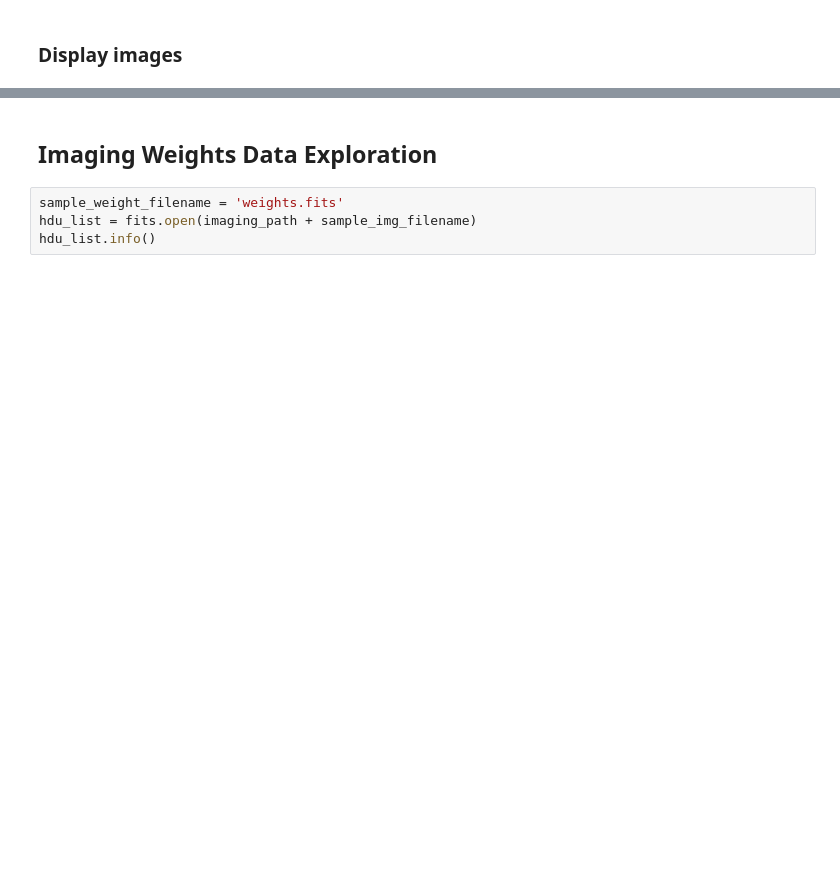
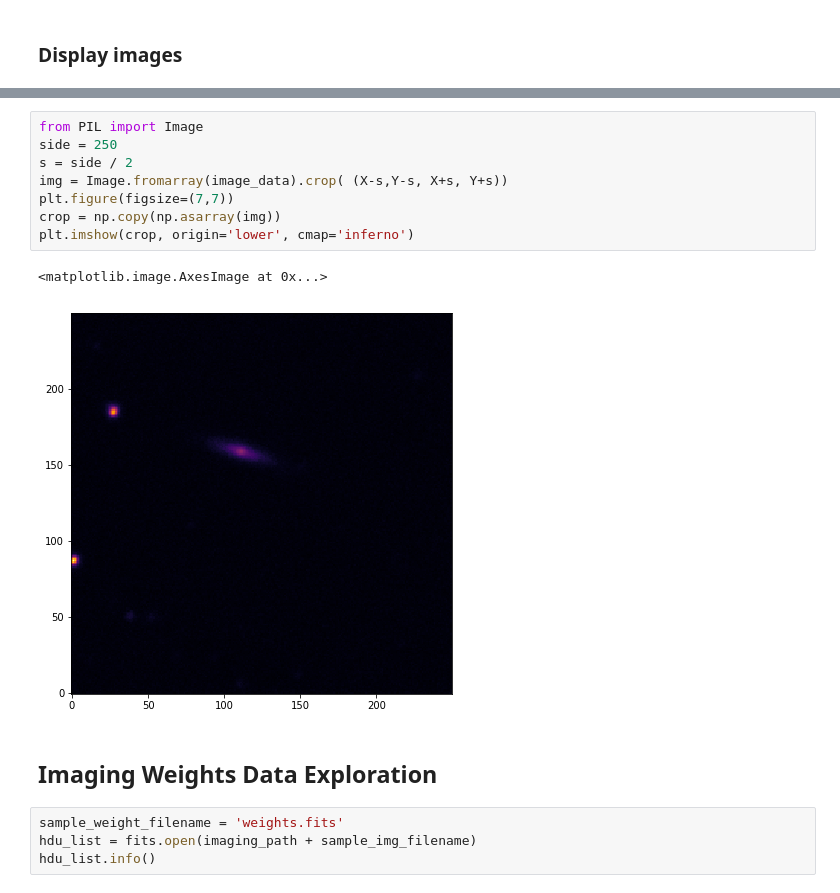
Before and after one commit to diegoalejogm/transient-recognition-lsst, a Jupyter notebook: PESSTO Exploration.ipynb, the cells around one changed output, grey strips where cells are left out. Drawn from its saved outputs; the diff is of its cells as text; blank space fills up the shorter version.

```diff
--- a/PESSTO Exploration.ipynb
+++ b/PESSTO Exploration.ipynb
@@ -156,3 +158,14 @@ plt.colorbar()
+# %%
+from PIL import Image
+side = 250
+s = side / 2
+img = Image.fromarray(image_data).crop( (X-s,Y-s, X+s, Y+s))
+plt.figure(figsize=(7,7))
+crop = np.copy(np.asarray(img))
+plt.imshow(crop, origin='lower', cmap='inferno')
+# %% [output]
+<matplotlib.image.AxesImage at 0x...>
+[figure, added]
 # %% [markdown]
 ## Imaging Weights Data Exploration
 # %%
```
Also changed, not shown: parts of 9 cells of this notebook.
